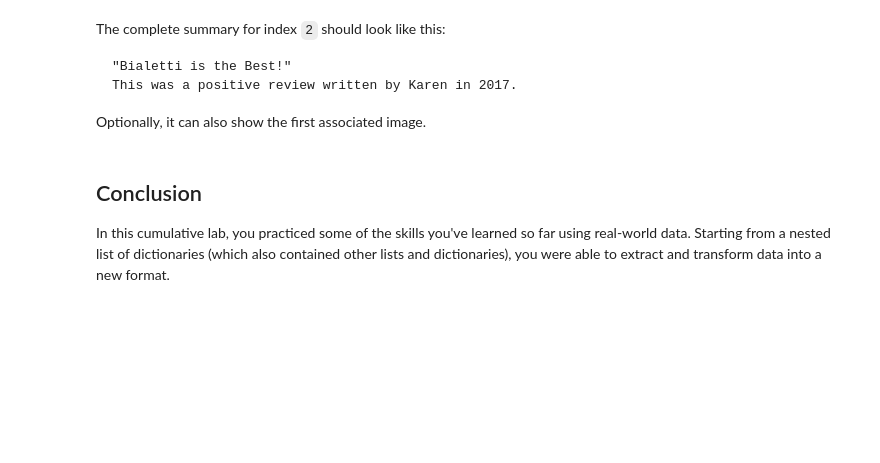
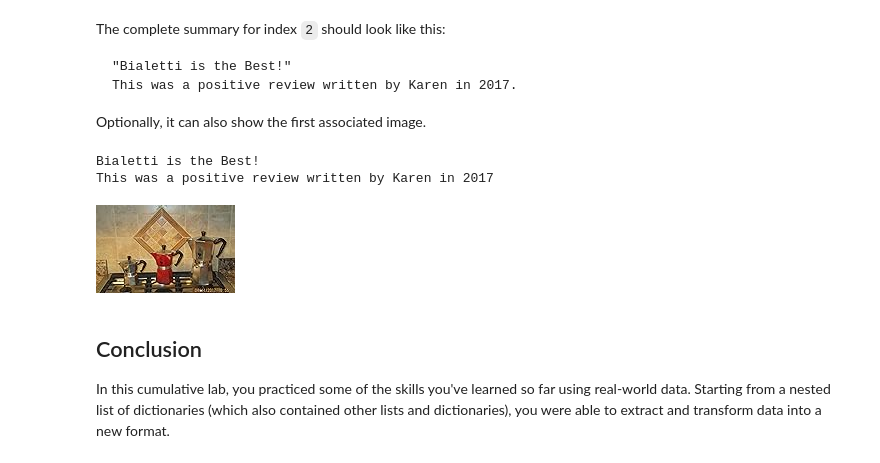
Before and after one commit to MutwiriC/MutwiriC, a Jupyter notebook: index.ipynb, the cells around one changed output. Saved outputs shown, nothing was run; the diff lists cells and outputs as text; code cells hidden in the pictures; blank space fills up the shorter version.

```diff
--- a/index.ipynb
+++ b/index.ipynb
@@ -378,3 +402,27 @@ Optionally, it can also show the first associated image.
+# %%
+# Your code here
+selected_review = reviews[review_index] #['review_title']
+selected_review
+title = selected_review['review_title']
+name = selected_review['reviewer_name']
+year = selected_review['review_time'][-4:]
+rating = selected_review['rating']
+if rating > 3:
+  sentiment = 'a positive review'
+elif rating == 3:
+  sentiment = 'a neutral review'
+else:
+  sentiment = 'a negative review'
+
+print(f'{title}')
+print(f"This was {sentiment} written by {name} in {year}")
+
+images = selected_review['images'][0]
+Image(images)
+# %% [output]
+Bialetti is the Best!
+This was a positive review written by Karen in 2017
+[figure, added]
 # %% [markdown]
 ## Conclusion
 
```
Also changed, not shown: parts of 10 cells of this notebook.
